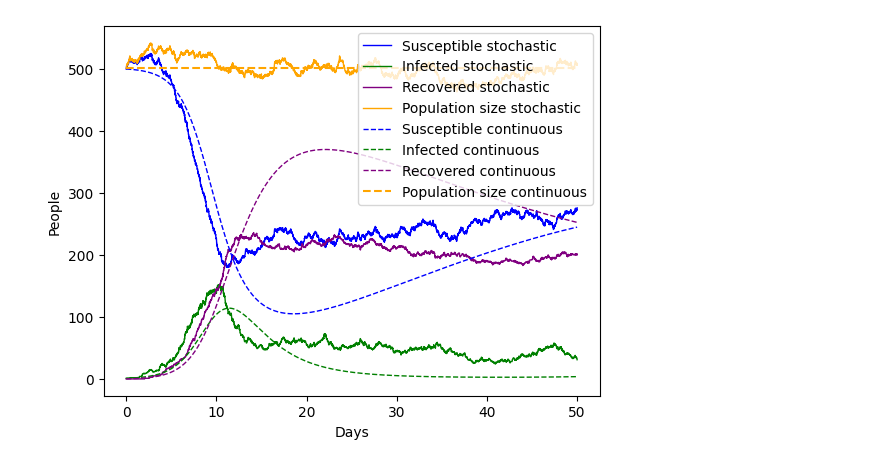
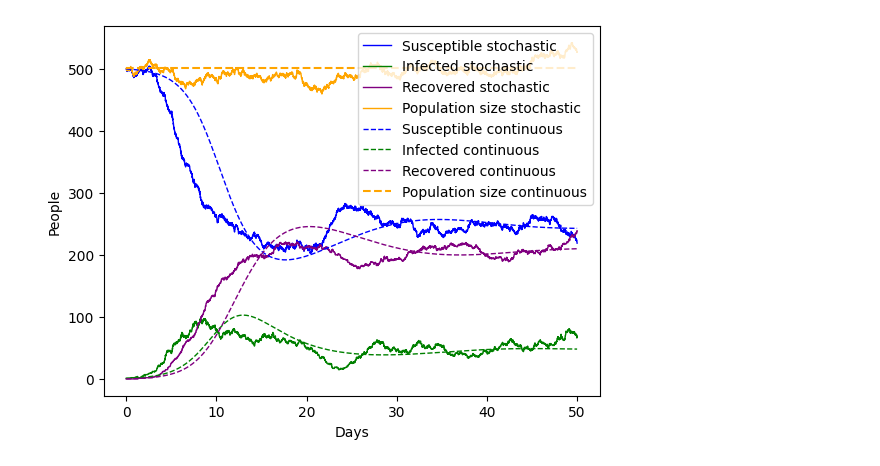
Before and after one commit to JTimmr/CS_Assignment_2, a Jupyter notebook: main.ipynb, the cells around one changed output. Saved outputs shown, nothing was run; the diff lists cells and outputs as text; code cells hidden in the pictures.

```diff
--- a/main.ipynb
+++ b/main.ipynb
@@ -3,14 +3,14 @@ import numpy as np
 import matplotlib.pyplot as plt
 # %%
 class StochasticSIR:
-    def __init__(self, initial_SIR, beta, gamma, tmax):
+    def __init__(self, initial_SIR, beta, gamma, tmax, mu=0):
         self.current_SIR = initial_SIR
         self.SIR = self.initialize()
         self.beta = beta
         self.gamma = gamma
         self.t = [0]
         self.tmax = tmax
-        self.mu = 0.1
+        self.mu = mu
 
     def initialize(self):
         """
@@ -178,7 +178,7 @@ class StochasticSIR:
             ax.plot(self.t, self.SIR['N'], label=f'Population size{label_addition}', color='orange', linewidth='1')
 # %%
 class ContinuousSIR:
-    def __init__(self, initial_SIR, tmax, dt, beta, gamma, mu):
+    def __init__(self, initial_SIR, tmax, dt, beta, gamma, mu=0):
         self.beta = beta
         self.gamma = gamma
         self.mu = mu
@@ -253,34 +253,34 @@ class ContinuousSIR:
 # %%
 # Initial values SIR model
 initial_SIR = [500, 1, 0]
 beta = 1
 gamma = 0.4
-mu = 0.02
+mu = 0.09
 tmax = 50
 
 # Run stochastic SIR simulation
-infection = StochasticSIR(initial_SIR, beta, gamma, tmax)
+infection = StochasticSIR(initial_SIR, beta, gamma, tmax, mu=mu)
 infection.run()
 
 # Make ax and generate plot
 fig, ax = plt.subplots(1)
 infection.plot(ax, label=True)
 
 # Set tmax to highest t in stochastic model
 tmax = infection.t[-1]
 dt = 0.1
 
 # Run continuous SIR simulation
 continuous_infection = ContinuousSIR(initial_SIR, tmax, dt, beta, gamma, mu)
 continuous_infection.run()
 continuous_infection.plot(ax)
 
 # Compare outcomes of different approaches
 plt.legend()
 plt.xlabel('Days')
 plt.ylabel('People')
 plt.show()
 # %% [output]
-[figure, old version]
+[figure, new version]
 # %%
 class Analyze:
```
Also changed, not shown: parts of 3 cells of this notebook.
